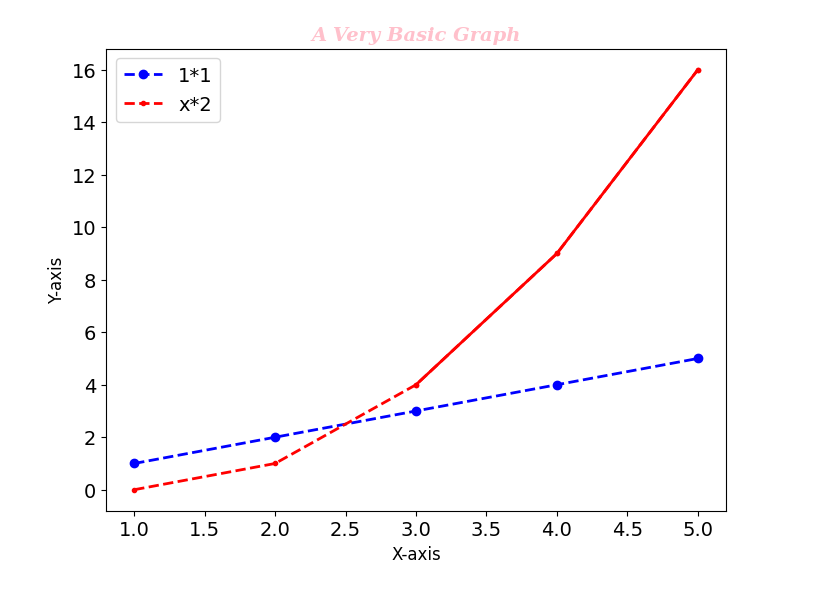
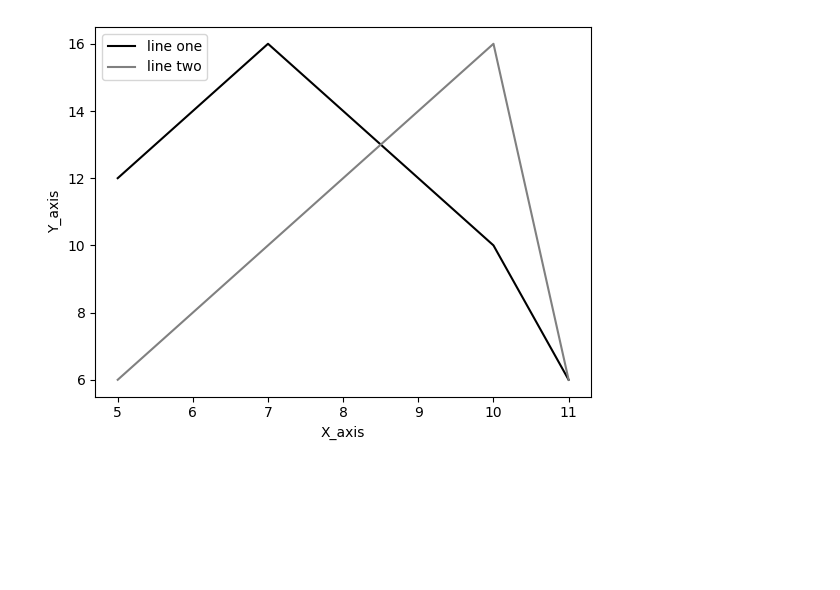
Before and after one commit to ATHILAKSHMI-JEEVA/python-pgms, a Jupyter notebook: Welcome_To_Colab.ipynb, the cells around one changed output. Drawn from its saved outputs; the diff is of its cells as text; code cells hidden in the pictures; blank space fills up the shorter version.

```diff
--- a/Welcome_To_Colab.ipynb
+++ b/Welcome_To_Colab.ipynb
@@ -42,15 +2,0 @@ plt.show()
-# %%
-from matplotlib import rcParams
-import matplotlib.pyplot as plt
-
-rcParams['font.size']=14
-rcParams['figure.figsize']=[8,6]
-rcParams['axes.labelsize']=12
-rcParams['axes.titlesize']=16
-rcParams['lines.linewidth']=2
-
-plt.plot([1,2,3],[4,5,6])
-plt.title("Costomized Plot")
-plt.xlabel("X-axis")
-plt.ylabel("Y-axis")
-plt.show
@@ -60,21 +3,14 @@ plt.show
-# %%
-font_dict={
-    'family':'serif',
-    'color': 'pink',
-    'weight':'bold',
-    'size':14,
-    'style':'italic'
-}
-x_axis=[1,2,3,4,5]
-y_axis=[1,2,3,4,5]
-y2=[0,1,4,9,16]
-plt.plot(x_axis,y_axis,'bo--', label ='1*1')
-plt.plot(x_axis,y2,'r.--', label='x*2')
-plt.plot(x_axis[2:],y2[2:],'r.-')
-plt.title("A Very Basic Graph",fontdict=font_dict)
-plt.xlabel("X-axis")
-plt.ylabel("Y-axis")
-plt.legend()
-plt.show()
-# %% [output]
-[figure, removed]
+# %%
+import matplotlib.pyplot as plt
+
+x=[5,6,7,8,9,10,11]
+y1=[12,14,16,14,12,10,6]
+y2=[6,8,10,12,14,16,6]
+plt.plot(x,y1,label="line one",color="black")
+plt.plot(x,y2,label="line two",color="grey")
+plt.xlabel("X_axis")
+plt.ylabel("Y_axis")
+plt.legend()
+plt.show()
+# %% [output]
+[figure, added]
```
Also changed, not shown: parts of 3 cells of this notebook.
